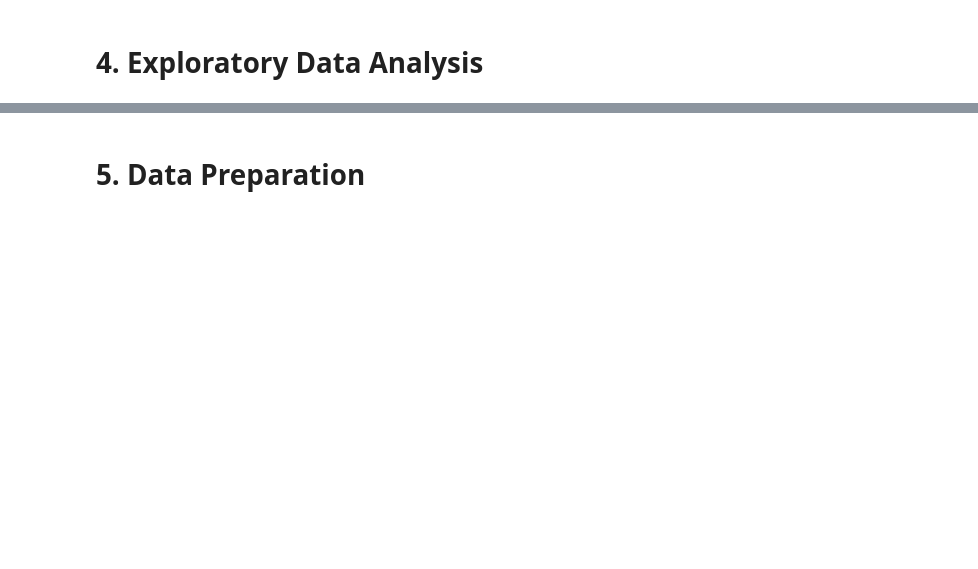
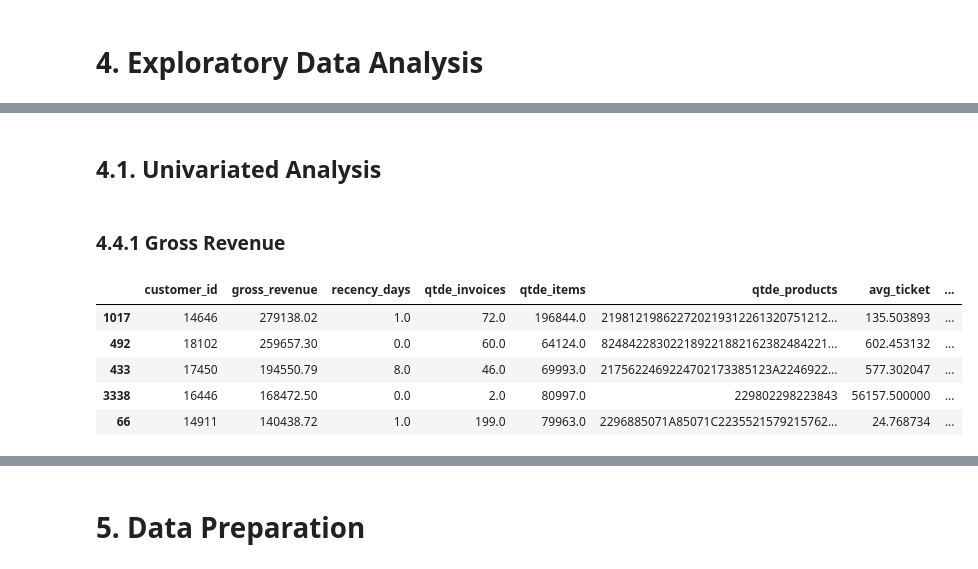
Before and after one commit to joaohenritm/Insiders-Clustering, a Jupyter notebook: notebooks/c5.0-jhtm-end-to-end-clustering.ipynb, the cells around one changed output, grey strips where cells are left out. Saved outputs shown, nothing was run; the diff lists cells and outputs as text; code cells hidden in the pictures; blank space fills up the shorter version.

```diff
--- a/notebooks/c5.0-jhtm-end-to-end-clustering.ipynb
+++ b/notebooks/c5.0-jhtm-end-to-end-clustering.ipynb
@@ -380,0 +488,2 @@ df4 = df_ref.dropna()
+# %% [markdown]
+## 4.1. Univariated Analysis
@@ -380,0 +493,11 @@ df4 = df_ref.dropna()
+# %% [markdown]
+### 4.4.1 Gross Revenue
+# %%
+df4.sort_values('gross_revenue', ascending=False).head()
+# %% [output]
+|  | customer_id | gross_revenue | recency_days | qtde_invoices | qtde_items | qtde_products | avg_ticket | ... |
+| 1017 | 14646 | 279138.02 | 1.0 | 72.0 | 196844.0 | 219812198622720219312261320751212... | 135.503893 | ... |
+| 492 | 18102 | 259657.30 | 0.0 | 60.0 | 64124.0 | 824842283022189221882162382484221... | 602.453132 | ... |
+| 433 | 17450 | 194550.79 | 8.0 | 46.0 | 69993.0 | 2175622469224702173385123A2246922... | 577.302047 | ... |
+| 3338 | 16446 | 168472.50 | 0.0 | 2.0 | 80997.0 | 229802298223843 | 56157.500000 | ... |
+| 66 | 14911 | 140438.72 | 1.0 | 199.0 | 79963.0 | 2296885071A85071C2235521579215762... | 24.768734 | ... |
```
Also changed, not shown: parts of 33 cells of this notebook, 1 other file.
